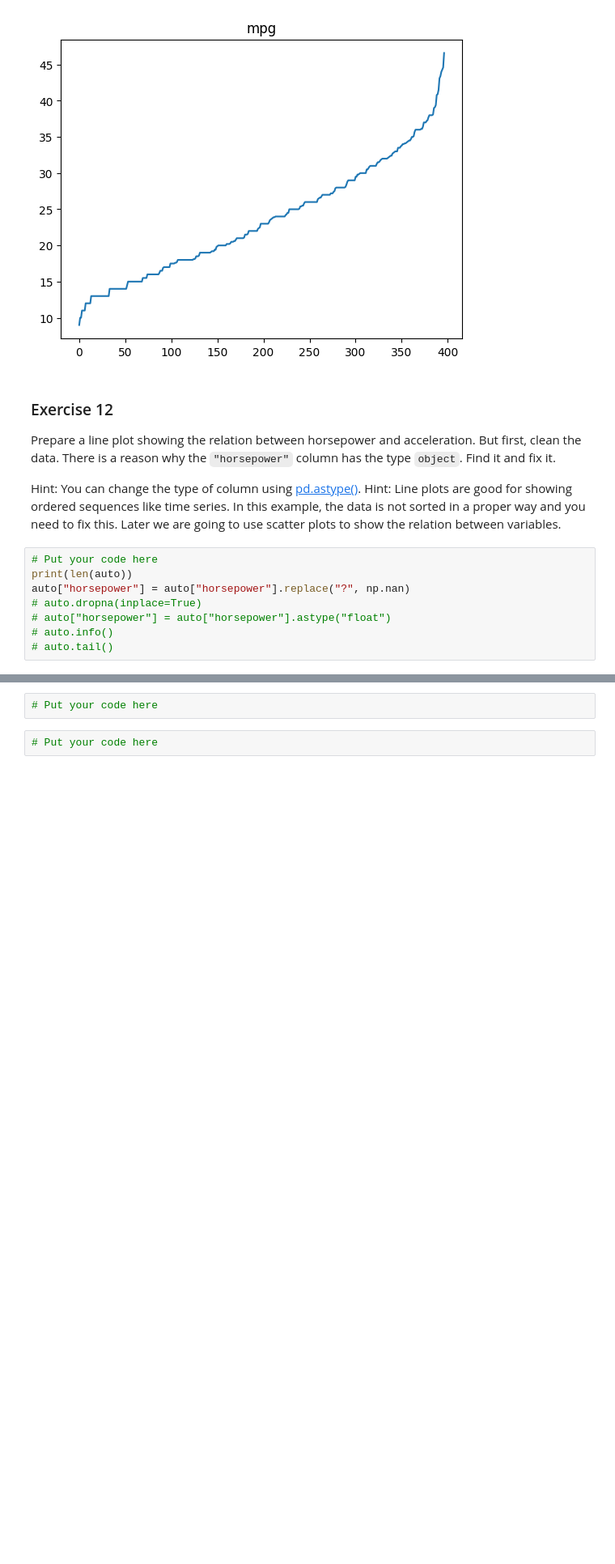
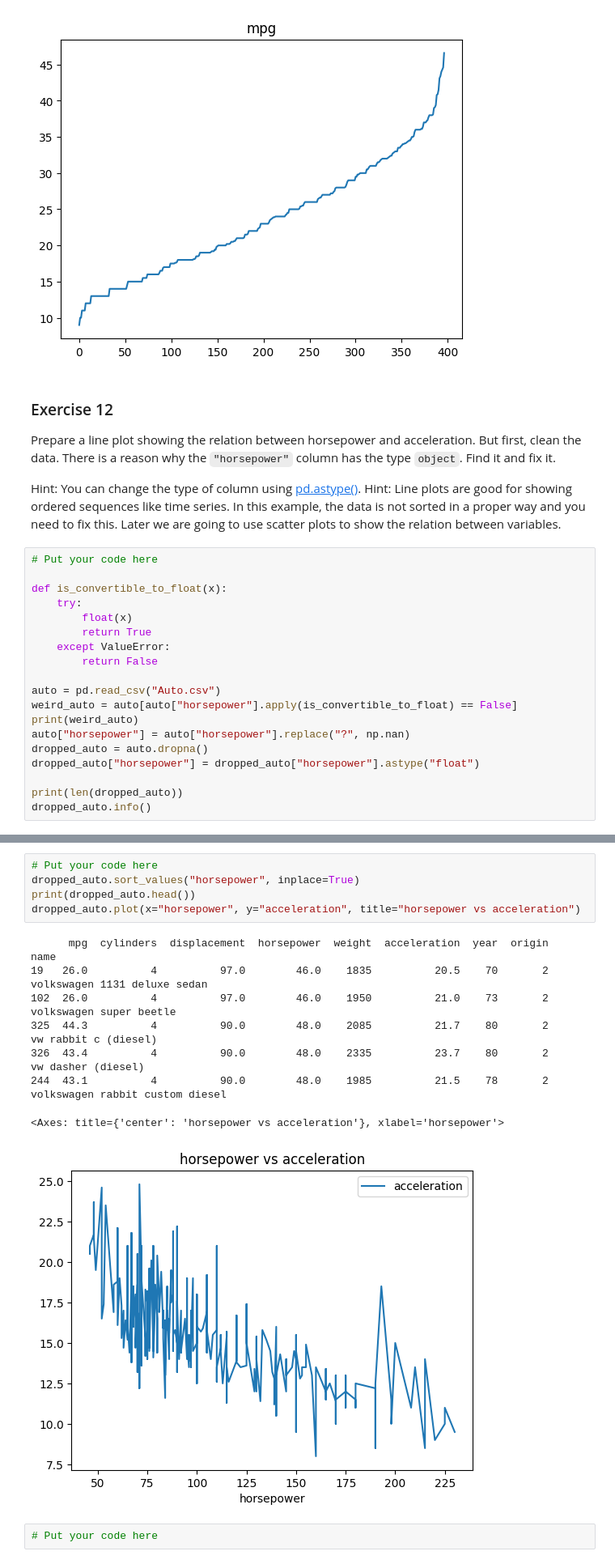
Before and after one commit to sylwia-sapkowska/intro-to-ml, a Jupyter notebook: 1_Introduction,_visualization,_descriptive_statistics_student_version.ipynb, the cells around one changed output, grey strips where cells are left out. Shown at 81% size. Cells and saved outputs as stored; diff of their text form; blank space fills up the shorter version.

Commit message:
Exercises with plots in plotly and pandas.

```diff
--- a/1_Introduction,_visualization,_descriptive_statistics_student_version.ipynb
+++ b/1_Introduction,_visualization,_descriptive_statistics_student_version.ipynb
@@ -486,10 +486,21 @@ Hint: You can change the type of column using [pd.astype()](https://pandas.pydat
 Hint: Line plots are good for showing ordered sequences like time series. In this example, the data is not sorted in a proper way and you need to fix this. Later we are going to use scatter plots to show the relation between variables.
 # %%
 # Put your code here
-print(len(auto))
+
+def is_convertible_to_float(x):
+    try:
+        float(x)
+        return True
+    except ValueError:
+        return False
+
+auto = pd.read_csv("Auto.csv")
+weird_auto = auto[auto["horsepower"].apply(is_convertible_to_float) == False]
+print(weird_auto)
 auto["horsepower"] = auto["horsepower"].replace("?", np.nan)
-# auto.dropna(inplace=True)
-# auto["horsepower"] = auto["horsepower"].astype("float")
-# auto.info()
-# auto.tail()
+dropped_auto = auto.dropna()
+dropped_auto["horsepower"] = dropped_auto["horsepower"].astype("float")
+
+print(len(dropped_auto))
+dropped_auto.info()
 # %% [output]
@@ -518,5 +524,17 @@ memory usage: 36.8 KB
-# %%
-# Put your code here
+# %%
+# Put your code here
+dropped_auto.sort_values("horsepower", inplace=True)
+print(dropped_auto.head())
+dropped_auto.plot(x="horsepower", y="acceleration", title="horsepower vs acceleration")
+# %% [output]
+      mpg  cylinders  displacement  horsepower  weight  acceleration  year  origin                             name
+19   26.0          4          97.0        46.0    1835          20.5    70       2     volkswagen 1131 deluxe sedan
+102  26.0          4          97.0        46.0    1950          21.0    73       2          volkswagen super beetle
+325  44.3          4          90.0        48.0    2085          21.7    80       2             vw rabbit c (diesel)
+326  43.4          4          90.0        48.0    2335          23.7    80       2               vw dasher (diesel)
+244  43.1          4          90.0        48.0    1985          21.5    78       2  volkswagen rabbit custom diesel
+<Axes: title={'center': 'horsepower vs acceleration'}, xlabel='horsepower'>
+[figure, added]
 # %%
 # Put your code here
 # %% [markdown]
```
Also changed, not shown: parts of 21 cells of this notebook.
